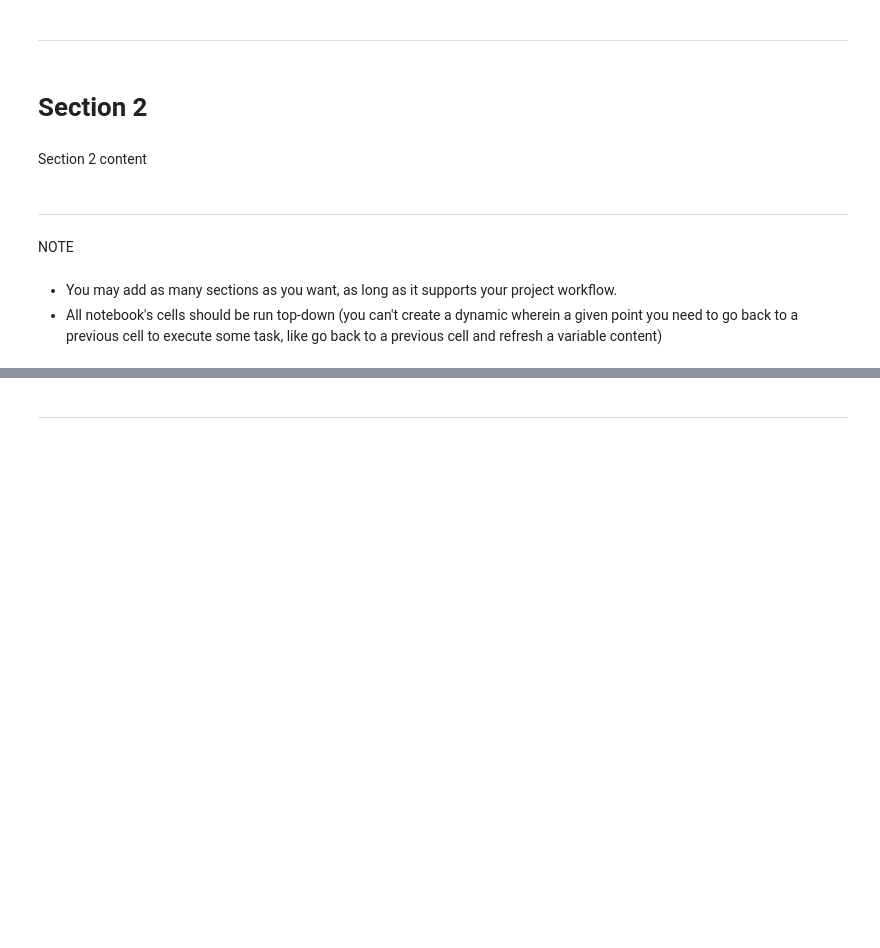
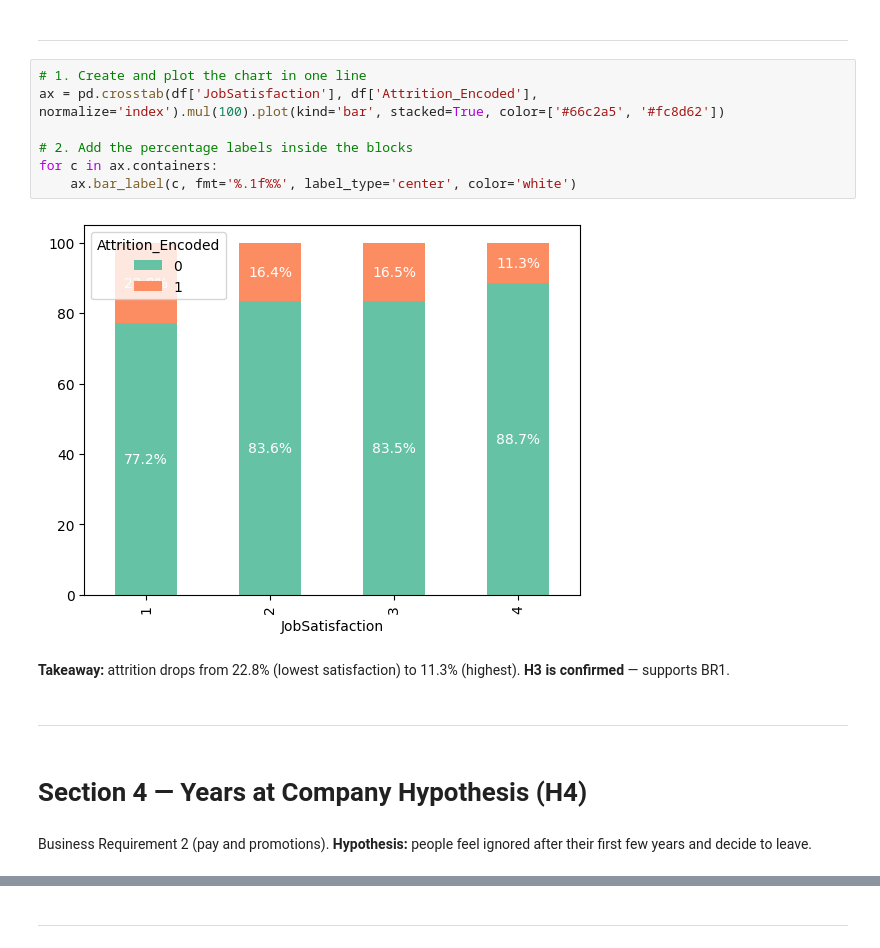
Before and after one commit to kuriakosepanicker-hub/HR_EMPLOYEE_ATTRITION_IBM, a Jupyter notebook: jupyter_notebooks/Employee_Attrition_Data_Visualisation.ipynb, the cells around one changed output, grey strips where cells are left out. Drawn from its saved outputs; the diff is of its cells as text; blank space fills up the shorter version.

```diff
--- a/jupyter_notebooks/Employee_Attrition_Data_Visualisation.ipynb
+++ b/jupyter_notebooks/Employee_Attrition_Data_Visualisation.ipynb
@@ -61,13 +178,20 @@ Section 1 content
 # %% [markdown]
 ---
-# %% [markdown]
-# Section 2
-# %% [markdown]
-Section 2 content
+# %%
+# 1. Create and plot the chart in one line
+ax = pd.crosstab(df['JobSatisfaction'], df['Attrition_Encoded'], normalize='index').mul(100).plot(kind='bar', stacked=True, color=['#66c2a5', '#fc8d62'])
+
+# 2. Add the percentage labels inside the blocks
+for c in ax.containers:
+    ax.bar_label(c, fmt='%.1f%%', label_type='center', color='white')
+# %% [output]
+[figure, added]
+# %% [markdown]
+**Takeaway:** attrition drops from 22.8% (lowest satisfaction) to 11.3% (highest). **H3 is confirmed** — supports BR1.
 # %% [markdown]
 ---
-# %% [markdown]
-NOTE
-# %% [markdown]
-* You may add as many sections as you want, as long as it supports your project workflow.
-* All notebook's cells should be run top-down (you can't create a dynamic wherein a given point you need to go back to a previous cell to execute some task, like go back to a previous cell and refresh a variable content)
+# %% [markdown]
+# Section 4 — Years at Company Hypothesis (H4)
+# %% [markdown]
+Business Requirement 2 (pay and promotions). **Hypothesis:** people feel
+ignored after their first few years and decide to leave.
```
Also changed, not shown: parts of 43 cells of this notebook, 2 other files.
